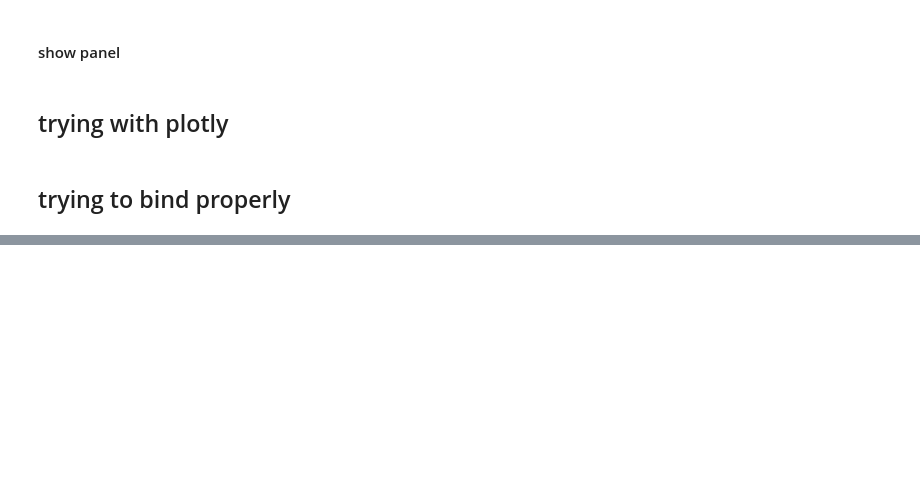
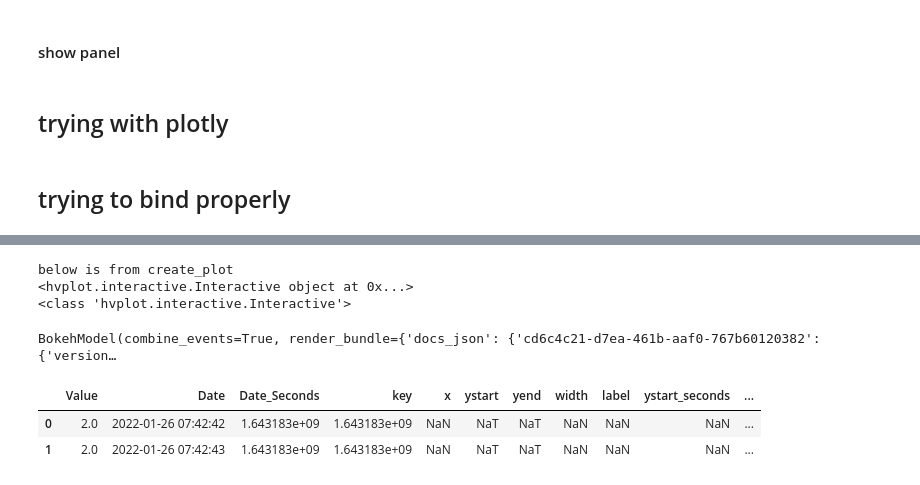
Before and after one commit to ISaxvik/JupyterNotebook, a Jupyter notebook: connection.ipynb, the cells around one changed output, grey strips where cells are left out. Drawn from its saved outputs; the diff is of its cells as text; code cells hidden in the pictures; blank space fills up the shorter version.

```diff
--- a/connection.ipynb
+++ b/connection.ipynb
@@ -1204,21 +1122,32 @@ _interactive = _make_interactive()
+# %%
+create_plot(_interactive)
+# %% [output]
+below is from create_plot
+<hvplot.interactive.Interactive object at 0x...>
+<class 'hvplot.interactive.Interactive'>
+BokehModel(combine_events=True, render_bundle={'docs_json': {'cd6c4c21-d7ea-461b-aaf0-767b60120382': {'version…
 # %%
 # testing 24.06
 df_test = _pd_real_time_plot
 df_test['Date_Seconds'] = df_test['Date'].apply(lambda x: x.timestamp())
-df_test['index'] = df_test['Date_Seconds']
+df_test['key'] = df_test['Date_Seconds']
 
 
 _df_rectangles = pd.DataFrame({
-        'x': [2000000000000.00, 2000000000000.00, 2000000000000.00],
+        'x': [0.00, 0.00, 0.00],
         'ystart': [pd.Timestamp('2022-11-24 05:27:00'), pd.Timestamp('2022-11-29 05:25:00'), pd.Timestamp('2022-12-25 05:29:00')],
         'yend': [pd.Timestamp('2022-11-25 05:27:00'), pd.Timestamp('2022-12-02 05:27:00'), pd.Timestamp('2022-12-29 05:27:00')],
         'width': [20000000000000.00, 20000000000000.00, 20000000000000.00],
         'label': ['Rectangle 1 - U', 'Rectangle 2 - D', 'Rectangle 3 - U']
     })
 
 _df_rectangles['ystart_seconds'] =  _df_rectangles['ystart'].apply(lambda x: x.timestamp())
 _df_rectangles['yend_seconds'] =  _df_rectangles['yend'].apply(lambda x: x.timestamp())
-_df_rectangles['index_extra'] =  _df_rectangles['ystart_seconds']
+_df_rectangles['key'] =  _df_rectangles['ystart_seconds']
 
-_df_combined = df_test.set_index('index').join(_df_rectangles.set_index('index_extra'))
-_df_combined.head(5)
+_df_combined = pd.merge_ordered(df_test, _df_rectangles, fill_method=None)
+_df_combined.head(2)
+# %% [output]
+|  | Value | Date | Date_Seconds | key | x | ystart | yend | width | label | ystart_seconds | ... |
+| 0 | 2.0 | 2022-01-26 07:42:42 | 1.643183e+09 | 1.643183e+09 | NaN | NaT | NaT | NaN | NaN | NaN | ... |
+| 1 | 2.0 | 2022-01-26 07:42:43 | 1.643183e+09 | 1.643183e+09 | NaN | NaT | NaT | NaN | NaN | NaN | ... |
```
Also changed, not shown: parts of 61 cells of this notebook, 1 other file.
